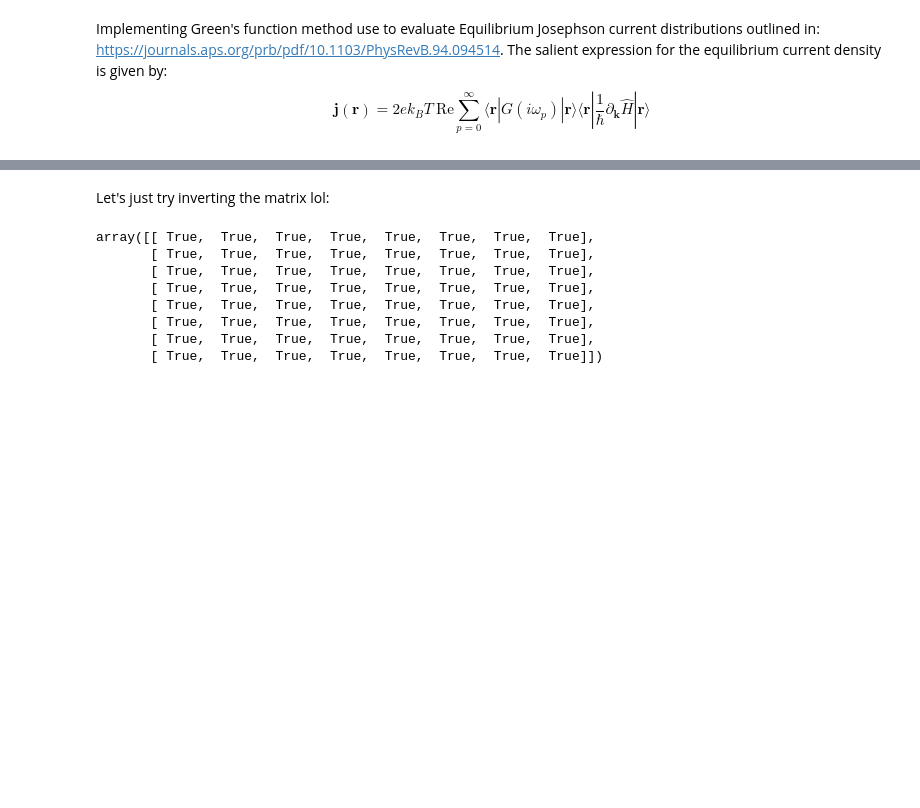
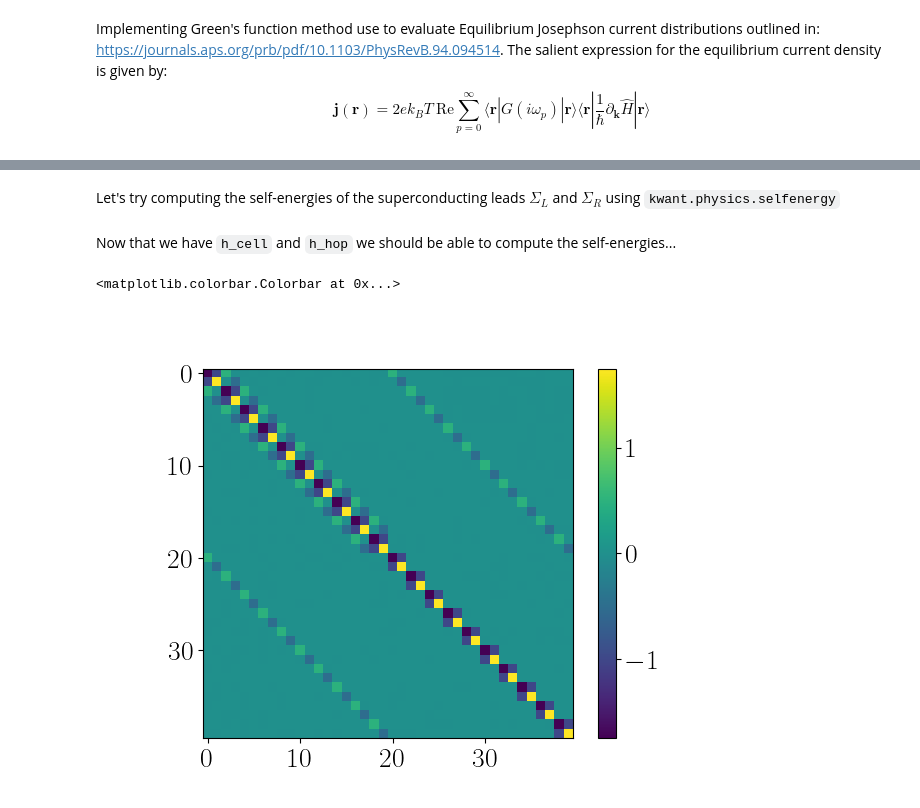
Before and after one commit to krishtoffel99/Josephson-Investigations-Old, a Jupyter notebook: Josephson effect and Supercurrents/JosephsonVorticesSNS.ipynb, the cells around one changed output, grey strips where cells are left out. Cells and saved outputs as stored; diff of their text form; code cells hidden in the pictures; blank space fills up the shorter version.

```diff
--- a/Josephson effect and Supercurrents/JosephsonVorticesSNS.ipynb
+++ b/Josephson effect and Supercurrents/JosephsonVorticesSNS.ipynb
@@ -102,2 +109,0 @@ plt.tight_layout
-# %% [markdown]
-Let's just try inverting the matrix lol:
@@ -116,11 +109,0 @@ green_quart = GrünFunktion( 1 , 0.1 ,  H_quart , matsubara=True)
-# %%
-green_quart == green_0
-# %% [output]
-array([[ True,  True,  True,  True,  True,  True,  True,  True],
-       [ True,  True,  True,  True,  True,  True,  True,  True],
-       [ True,  True,  True,  True,  True,  True,  True,  True],
-       [ True,  True,  True,  True,  True,  True,  True,  True],
-       [ True,  True,  True,  True,  True,  True,  True,  True],
-       [ True,  True,  True,  True,  True,  True,  True,  True],
-       [ True,  True,  True,  True,  True,  True,  True,  True],
-       [ True,  True,  True,  True,  True,  True,  True,  True]])
@@ -126,0 +124,39 @@ array([[ True,  True,  True,  True,  True,  True,  True,  True],
+# %% [markdown]
+Let's try computing the self-energies of the superconducting leads $\Sigma_{L}$ and $\Sigma_{R}$ using `kwant.physics.selfenergy`
+# %%
+# We need h_cell, the unit-cell Hamiltonian of the lead:
+lat = kwant.lattice.square(a , norbs = 2)
+lead_L_se = kwant.Builder(kwant.TranslationalSymmetry((0 , -a)))
+for i in range(int(W/a)):
+        lead_L_se[lat(i , 0)] = (4*(t/a**2)*sz - e_f*sz + D*sx)
+        if i > 0:
+            lead_L_se[lat(i , 0) , lat(i-1 , 0)] = -(t/a**2)*sz
+        lead_L_se[lat(i , 1) , lat(i , 0)] = -(t/a**2)*sz
+h_cell_L = lead_L_se.finalized().hamiltonian_submatrix()
+
+# We also need h_hop which is the hopping matrix element from a lead_cell to the one on which self-energy has to be calculated:
+rownummatrix = np.kron(np.array([[1 , 0] , [0 , 0]]), np.identity(2*W))
+columnnummatrix = np.kron(np.array([[0 , 0] , [0 , 1]]), np.identity(2*W))
+
+h_hop_L = rownummatrix@h_cell_L@columnnummatrix + columnnummatrix@h_cell_L@rownummatrix
+
+lead_R_se = kwant.Builder(kwant.TranslationalSymmetry((0 , a)))
+for i in range(int(W/a)):
+        lead_R_se[lat(i , 0)] = 4*(t/a**2)*sz - e_f*sz + D*np.exp(1j*phase*2*np.pi)*(0.5*(sx + 1j*sy)) + D*np.exp(-1j*phase*2*np.pi)*(0.5*(sx - 1j*sy))
+        if i > 0:
+            lead_R_se[lat(i , 0) , lat(i-1 , 0)] = -(t/a**2)*sz
+        lead_R_se[lat(i , 1) , lat(i , 0)] = -(t/a**2)*sz
+
+h_cell_R = lead_R_se.finalized().hamiltonian_submatrix()
+h_hop_R = h_cell_L
+# %% [markdown]
+Now that we have `h_cell` and `h_hop` we should be able to compute the self-energies...
+# %%
+self_energy_L = kwant.physics.selfenergy(h_cell_L , h_hop_L)
+self_energy_R = kwant.physics.selfenergy(h_cell_R , h_hop_R)
+plt.figure()
+plt.imshow(np.real(self_energy_R))
+plt.colorbar()
+# %% [output]
+<matplotlib.colorbar.Colorbar at 0x...>
+[figure, added]
```
Also changed, not shown: parts of 6 cells of this notebook, 1 other file.
